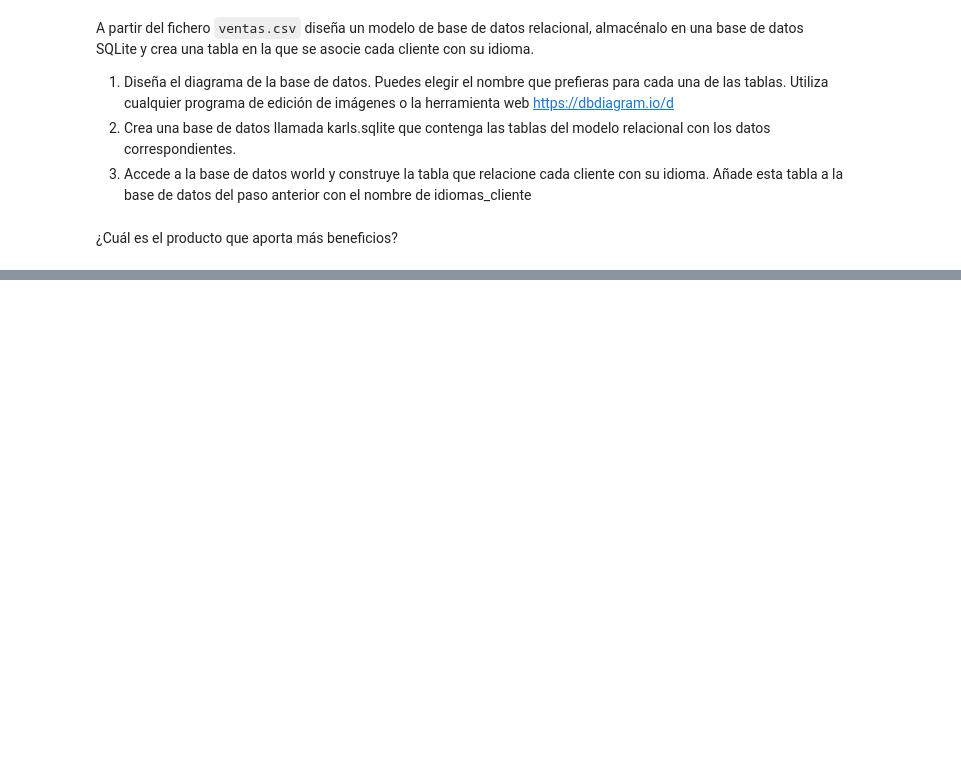
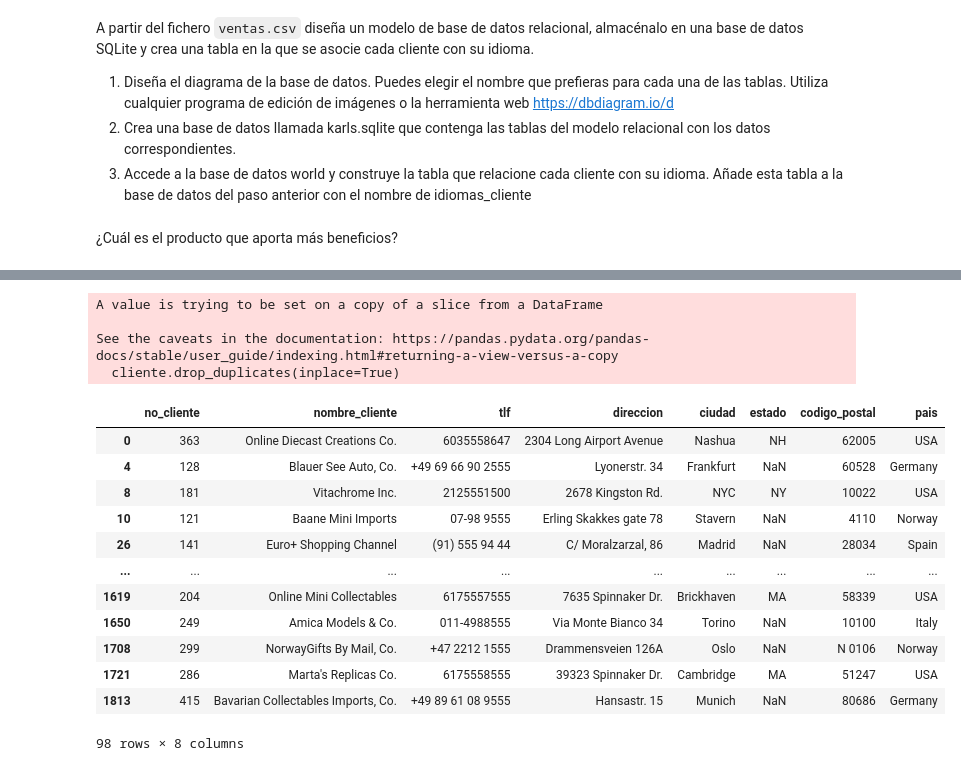
Before and after one commit to rafazamb/DS_PT_PR_SEP22, a Jupyter notebook: 02-Data_analysis/02-Procesos ETL/02-Bases de Datos/Práctica Bases de datos.ipynb, the cells around one changed output, grey strips where cells are left out. Cells and saved outputs as stored; diff of their text form; code cells hidden in the pictures; blank space fills up the shorter version.

```diff
--- a/02-Data_analysis/02-Procesos ETL/02-Bases de Datos/Práctica Bases de datos.ipynb
+++ b/02-Data_analysis/02-Procesos ETL/02-Bases de Datos/Práctica Bases de datos.ipynb
@@ -45,0 +69,24 @@ A partir del fichero `ventas.csv` diseña un modelo de base de datos relacional,
+# %%
+# DIMENSIÓN CLIENTE
+cols = ['no_cliente', 'nombre_cliente', 'tlf', 'direccion', 'ciudad', 'estado', 'codigo_postal','pais']
+cliente = datos[cols]
+cliente.drop_duplicates(inplace=True)
+cliente
+# %% [output]
+A value is trying to be set on a copy of a slice from a DataFrame
+
+See the caveats in the documentation: https://pandas.pydata.org/pandas-docs/stable/user_guide/indexing.html#returning-a-view-versus-a-copy
+  cliente.drop_duplicates(inplace=True)
+|  | no_cliente | nombre_cliente | tlf | direccion | ciudad | estado | codigo_postal | pais |
+| 0 | 363 | Online Diecast Creations Co. | 6035558647 | 2304 Long Airport Avenue | Nashua | NH | 62005 | USA |
+| 4 | 128 | Blauer See Auto, Co. | +49 69 66 90 2555 | Lyonerstr. 34 | Frankfurt | NaN | 60528 | Germany |
+| 8 | 181 | Vitachrome Inc. | 2125551500 | 2678 Kingston Rd. | NYC | NY | 10022 | USA |
+| 10 | 121 | Baane Mini Imports | 07-98 9555 | Erling Skakkes gate 78 | Stavern | NaN | 4110 | Norway |
+| 26 | 141 | Euro+ Shopping Channel | (91) 555 94 44 | C/ Moralzarzal, 86 | Madrid | NaN | 28034 | Spain |
+| ... | ... | ... | ... | ... | ... | ... | ... | ... |
+| 1619 | 204 | Online Mini Collectables | 6175557555 | 7635 Spinnaker Dr. | Brickhaven | MA | 58339 | USA |
+| 1650 | 249 | Amica Models & Co. | 011-4988555 | Via Monte Bianco 34 | Torino | NaN | 10100 | Italy |
+| 1708 | 299 | NorwayGifts By Mail, Co. | +47 2212 1555 | Drammensveien 126A | Oslo | NaN | N 0106 | Norway |
+| 1721 | 286 | Marta's Replicas Co. | 6175558555 | 39323 Spinnaker Dr. | Cambridge | MA | 51247 | USA |
+| 1813 | 415 | Bavarian Collectables Imports, Co. | +49 89 61 08 9555 | Hansastr. 15 | Munich | NaN | 80686 | Germany |
+98 rows × 8 columns
```
Also changed, not shown: parts of 22 cells of this notebook, 1 other file.
